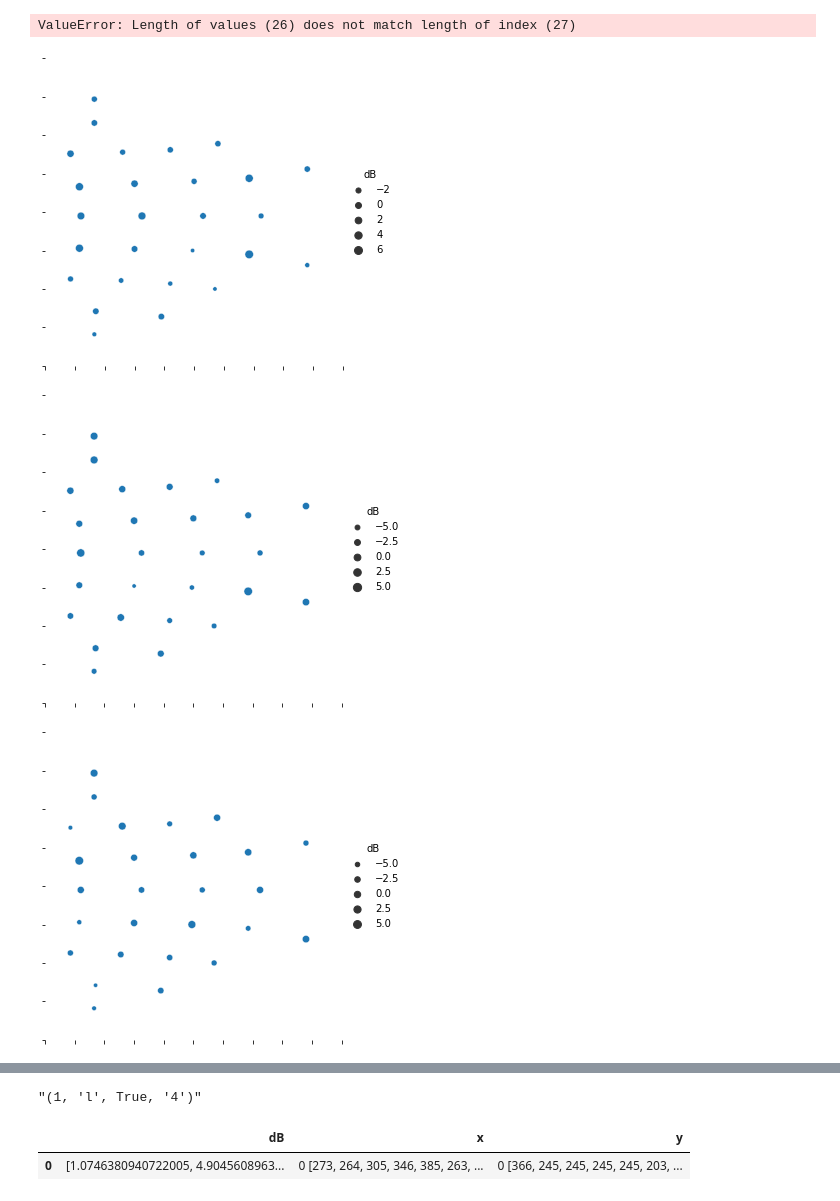
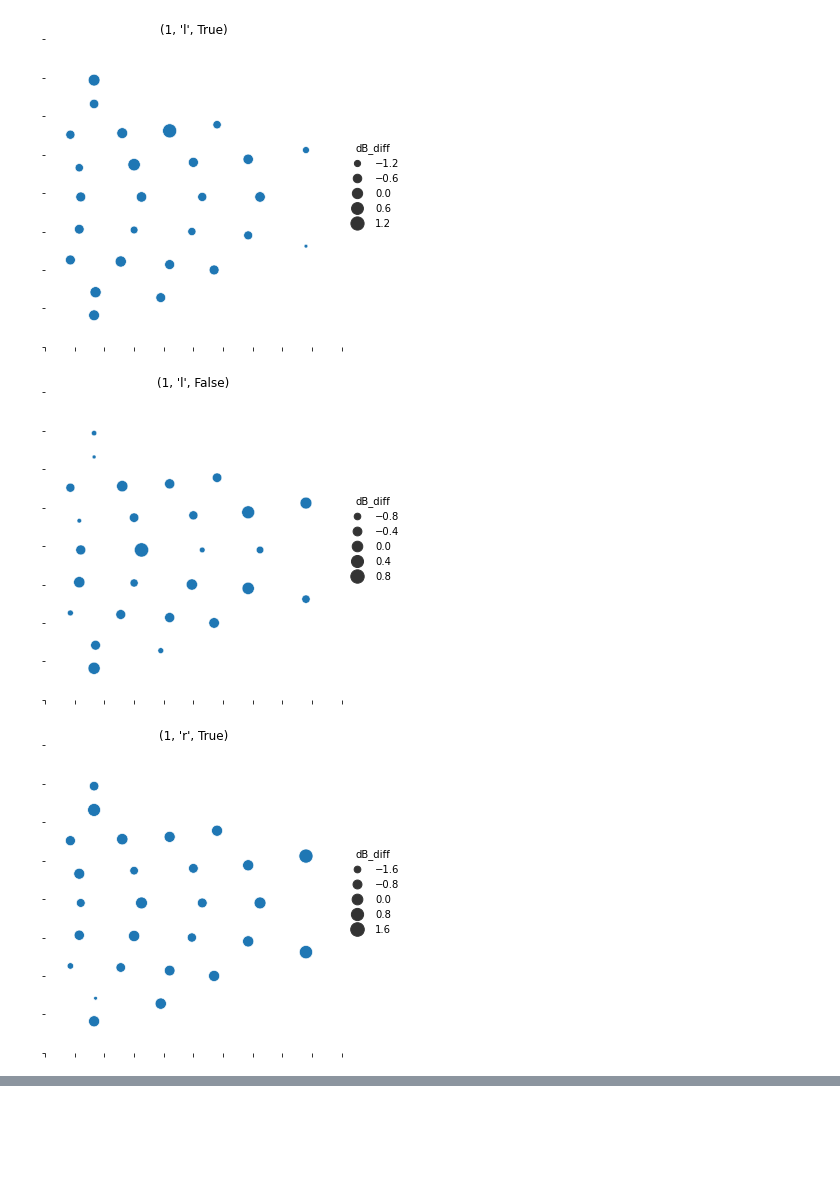
Before and after one commit to letitiayhho/dichotic_pitch_tracking, a Jupyter notebook: analysis/plot-abr.ipynb, the cells around one changed output, grey strips where cells are left out. Drawn from its saved outputs; the diff is of its cells as text; code cells hidden in the pictures; blank space fills up the shorter version.

Commit message:
Prelim plots

```diff
--- a/analysis/plot-abr.ipynb
+++ b/analysis/plot-abr.ipynb
@@ -68,10 +68,17 @@ subs = np.unique(df['sub']).tolist()
 
 KeyType = Tuple[int, str, bool]
 
-def iterConditions(tone_num_options, stream_options, attended_options, subs) -> Iterator[KeyType]:
+# def iterConditions(tone_num_options, stream_options, attended_options, subs) -> Iterator[KeyType]:
+#     for tone_num in tone_num_options:
+#         for stream in stream_options:
+#             for attended in attended_options:
+#                 for sub in subs:
+#                     key = (tone_num, stream, attended, sub)
+#                     yield key
+
+def iterConditions(tone_num_options, stream_options, attended_options) -> Iterator[KeyType]:
     for tone_num in tone_num_options:
         for stream in stream_options:
             for attended in attended_options:
-                for sub in subs:
-                    key = (tone_num, stream, attended, sub)
-                    yield key
+                key = (tone_num, stream, attended)
+                yield key
@@ -157,0 +85,6 @@ Name: dB_diff, Length: 324, dtype: float64
+# %%
+# Compute group means
+
+df_means = df.groupby(['tone_num', 'stream', 'attended', 'right_channels', 'x', 'y'], sort=False)['dB_diff'].mean()
+df_means = df_means.reset_index()
+df_means
@@ -158,17 +105,20 @@ Name: dB_diff, Length: 324, dtype: float64
+# %%
+def plot_map(df, condition):
+    ax = sns.relplot(x = "x", y = "y", size = "dB_diff", sizes=(15, 200), data = df).set(title=str(condition))
+    ax.despine(left = True, bottom = True)
+    ax.set_xticklabels([])
+    ax.set_yticklabels([])
+    ax.set_xlabels('')
+    ax.set_ylabels('')
 # %%
-for condition in iterConditions(tone_num_options, stream_options, attended_options, subs):
+# Plot
+
+for condition in iterConditions(tone_num_options, stream_options, attended_options):
     tone_num = condition[0]
     stream = condition[1]
     attended = condition[2]
-    sub = condition[3]
-    row = df[(df['tone_num'] == tone_num) & (df['stream'] == stream) & (df['attended'] == attended) & (df['sub'] == sub)]
+    row = df_means[(df_means['tone_num'] == tone_num) & (df_means['stream'] == stream) & (df_means['attended'] == attended)]
     row = row.reset_index()
-    dB_diff = row['dB_diff'][0]
-    cond_dB_diff = dB_diff[tone_num - 1,:]
-    samp_x_coords = row['x_coords'][0]
-    samp_y_coords = row['y_coords'][0]
-    plot_df = pd.DataFrame({'dB': cond_dB_diff, 'x': samp_x_coords, 'y': samp_y_coords}, index = range(0, 27))
     print(condition)
-    plot_map(df)
-#     break
+    plot_map(row, condition)
 # %% [output]
@@ -186,4 +137,3 @@ for condition in iterConditions(tone_num_options, stream_options, attended_optio
-ValueError: Length of values (26) does not match length of index (27)
-[figure, old version]
+[figure, new version]
-[figure, old version]
+[figure, new version]
-[figure, old version]
+[figure, new version]
@@ -206,9 +148,0 @@ def plot_map(df):
-# %%
-str(condition)
-# %% [output]
-"(1, 'l', True, '4')"
-# %%
-plot_df
-# %% [output]
-|  | dB | x | y |
-| 0 | [1.0746380940722005, 4.9045608963... | 0 [273, 264, 305, 346, 385, 263, ... | 0 [366, 245, 245, 245, 245, 203, ... |
```
Also changed, not shown: parts of 10 cells of this notebook.
